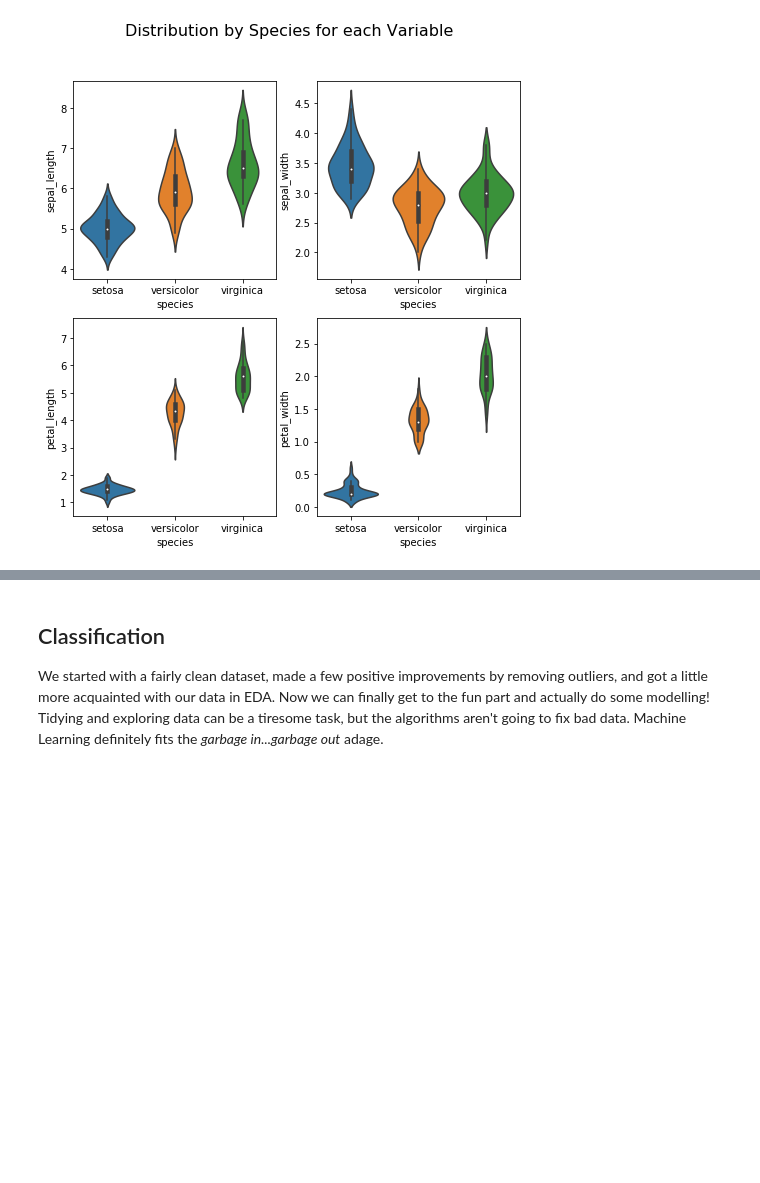
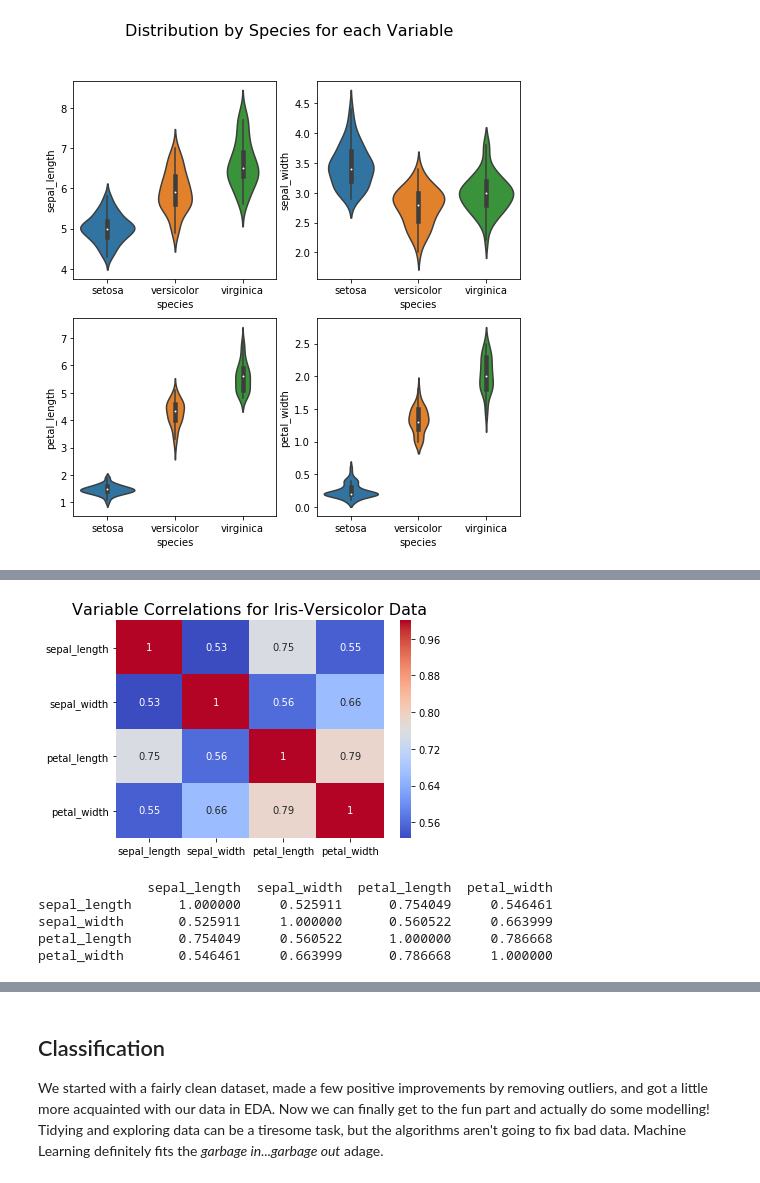
Before and after one commit to RekaCodes/iris, a Jupyter notebook: iris.ipynb, the cells around one changed output, grey strips where cells are left out. Drawn from its saved outputs; the diff is of its cells as text; code cells hidden in the pictures; blank space fills up the shorter version.

```diff
--- a/iris.ipynb
+++ b/iris.ipynb
@@ -346,0 +363,13 @@ sns.heatmap(iris_o.corr(), annot=True, cmap='coolwarm')
+# %%
+sns.heatmap(iris_o[iris_o.species=='versicolor'].corr(), annot=True, cmap='coolwarm')
+plt.title('Variable Correlations for Iris-Versicolor Data', fontsize=16)
+plt.show()
+print('\n')
+print(iris_o[iris_o.species=='versicolor'].corr())
+# %% [output]
+[figure, added]
+              sepal_length  sepal_width  petal_length  petal_width
+sepal_length      1.000000     0.525911      0.754049     0.546461
+sepal_width       0.525911     1.000000      0.560522     0.663999
+petal_length      0.754049     0.560522      1.000000     0.786668
+petal_width       0.546461     0.663999      0.786668     1.000000
```
Also changed, not shown: parts of 31 cells of this notebook.
